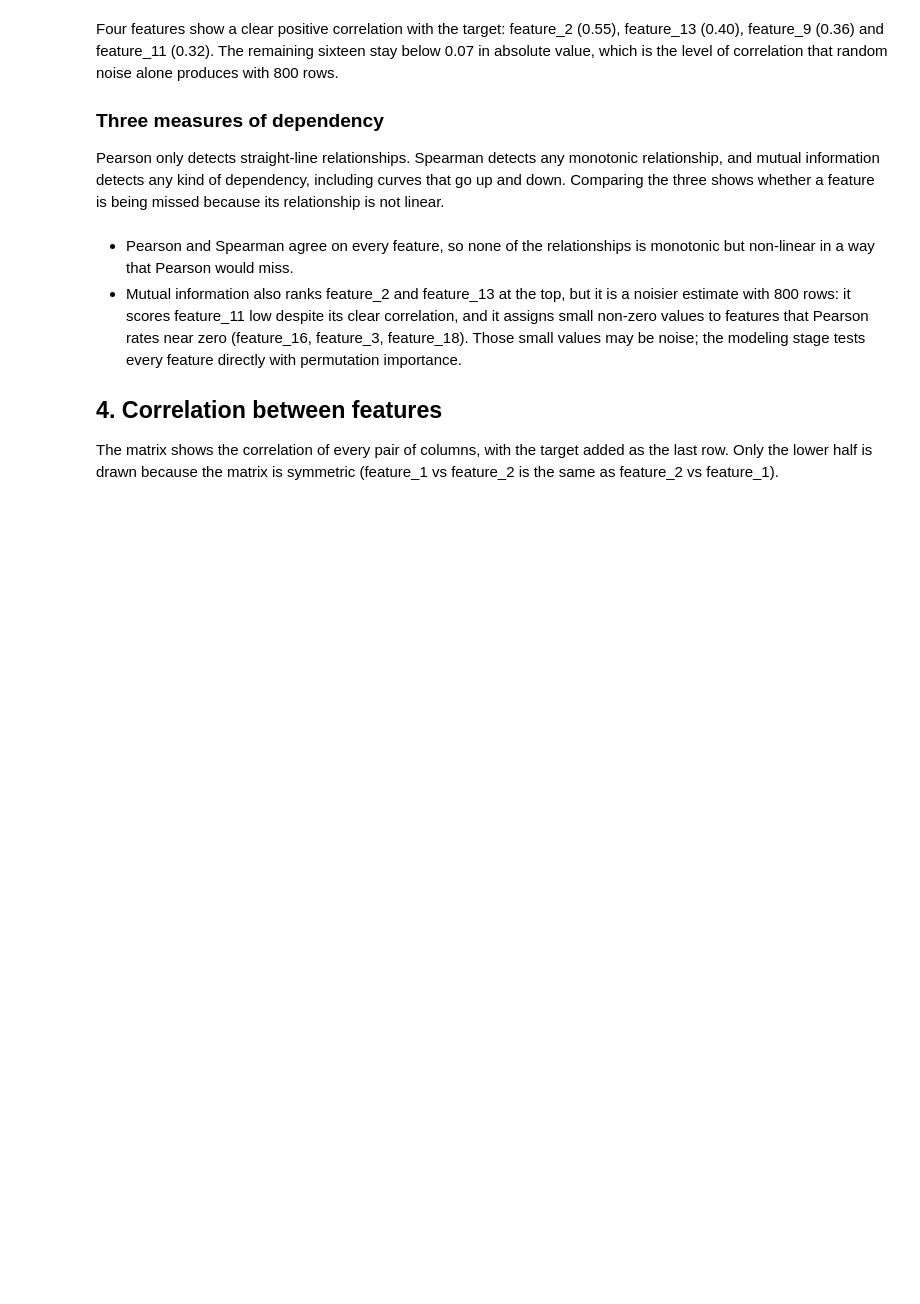
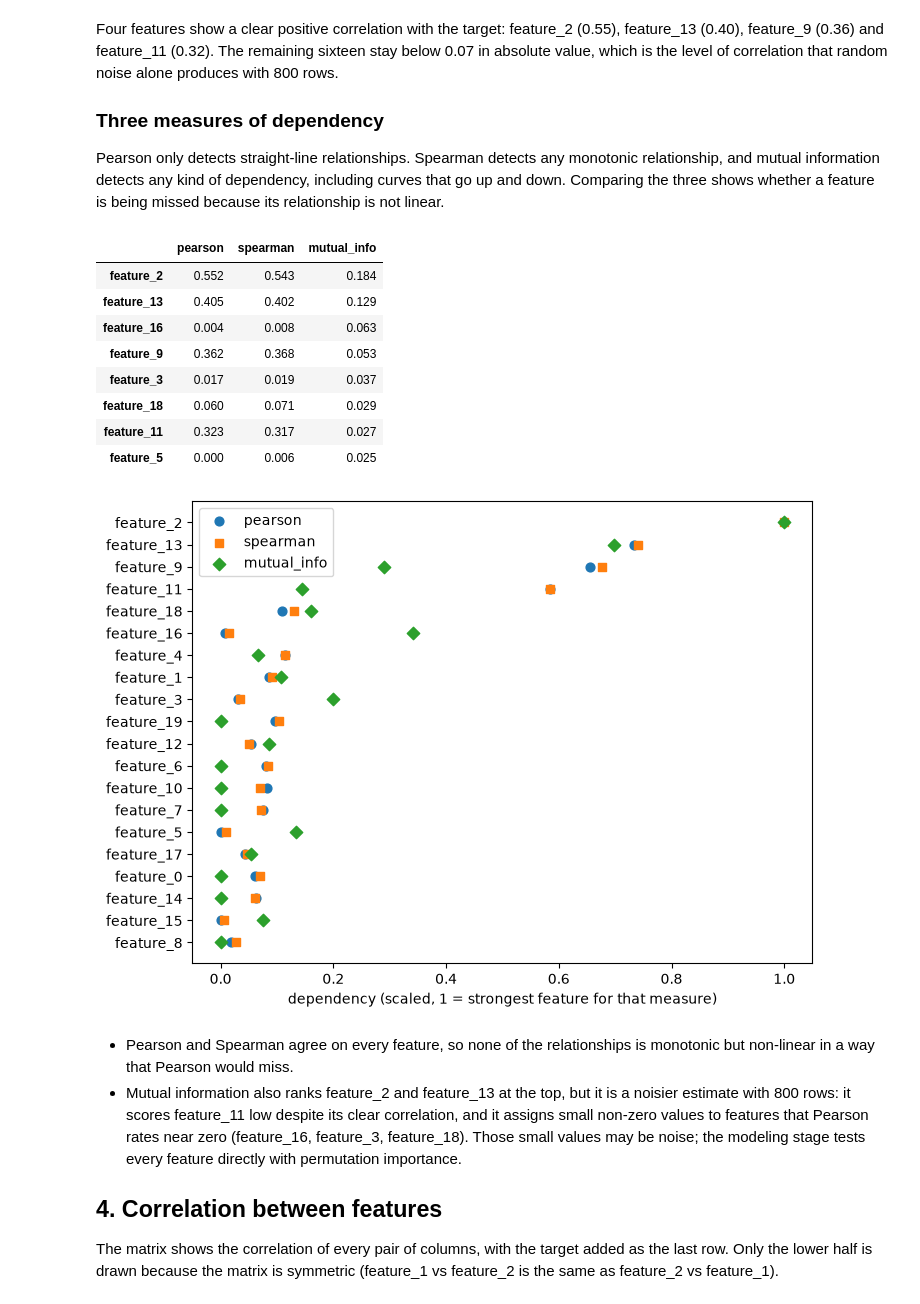
Before and after one commit to AnaaBohorquez/regression-batch-service, a Jupyter notebook: notebooks/01_eda.ipynb, the cells around one changed output. Saved outputs shown, nothing was run; the diff lists cells and outputs as text; code cells hidden in the pictures; blank space fills up the shorter version.

```diff
--- a/notebooks/01_eda.ipynb
+++ b/notebooks/01_eda.ipynb
@@ -102,22 +147,42 @@ Comparing the three shows whether a feature is being missed because its relation
 # %%
 from sklearn.feature_selection import mutual_info_regression
 
-dep = pd.DataFrame({
-    "pearson": pearson.abs(),
-    "spearman": train[FEATURES].corrwith(train[TARGET], method="spearman").abs(),
-    "mutual_info": mutual_info_regression(train[FEATURES], train[TARGET], random_state=0),
-}, index=FEATURES)
+dep = pd.DataFrame(
+    {
+        "pearson":
+        pearson.abs(),
+        "spearman":
+        train[FEATURES].corrwith(train[TARGET], method="spearman").abs(),
+        "mutual_info":
+        mutual_info_regression(train[FEATURES], train[TARGET], random_state=0),
+    },
+    index=FEATURES)
 
 # scale each measure to [0, 1] so they fit on one axis
 dep_scaled = dep / dep.max()
 dep_scaled = dep_scaled.loc[dep_scaled.mean(axis=1).sort_values().index]
 
 fig, ax = plt.subplots(figsize=(8, 6))
 for col, marker in zip(dep_scaled.columns, ["o", "s", "D"]):
-    ax.scatter(dep_scaled[col], dep_scaled.index, marker=marker, label=col, s=40)
+    ax.scatter(dep_scaled[col],
+               dep_scaled.index,
+               marker=marker,
+               label=col,
+               s=40)
 ax.set_xlabel("dependency (scaled, 1 = strongest feature for that measure)")
 ax.legend()
 dep.sort_values("mutual_info", ascending=False).head(8)
+# %% [output]
+|  | pearson | spearman | mutual_info |
+| feature_2 | 0.552 | 0.543 | 0.184 |
+| feature_13 | 0.405 | 0.402 | 0.129 |
+| feature_16 | 0.004 | 0.008 | 0.063 |
+| feature_9 | 0.362 | 0.368 | 0.053 |
+| feature_3 | 0.017 | 0.019 | 0.037 |
+| feature_18 | 0.060 | 0.071 | 0.029 |
+| feature_11 | 0.323 | 0.317 | 0.027 |
+| feature_5 | 0.000 | 0.006 | 0.025 |
+[figure, added]
 # %% [markdown]
 - Pearson and Spearman agree on every feature, so none of the relationships is monotonic but non-linear
   in a way that Pearson would miss.
```
Also changed, not shown: parts of 9 cells of this notebook, 2 other files.
